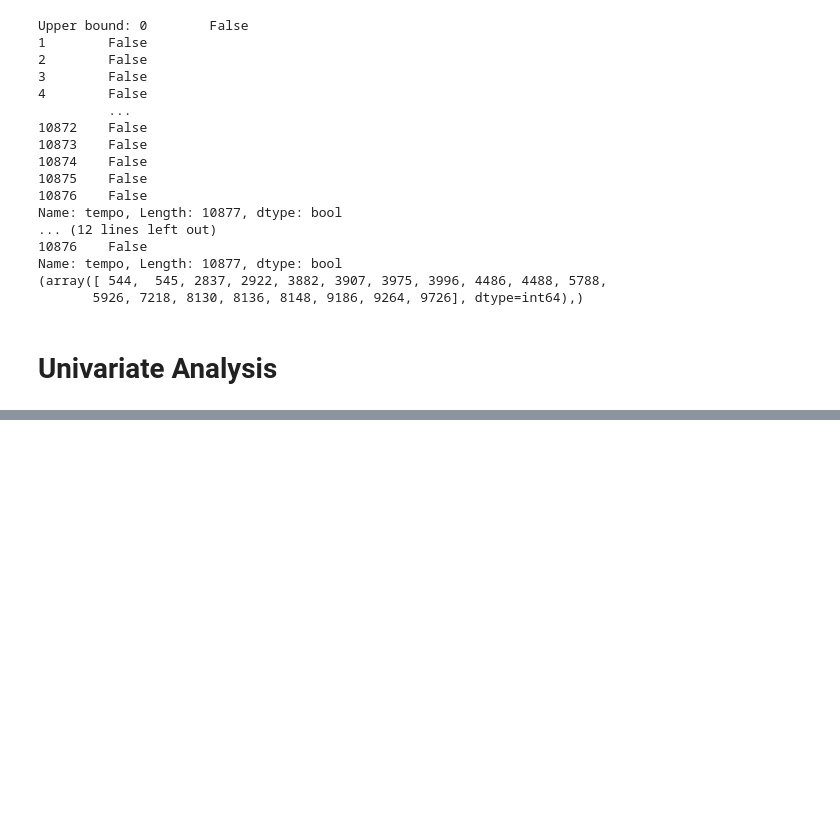
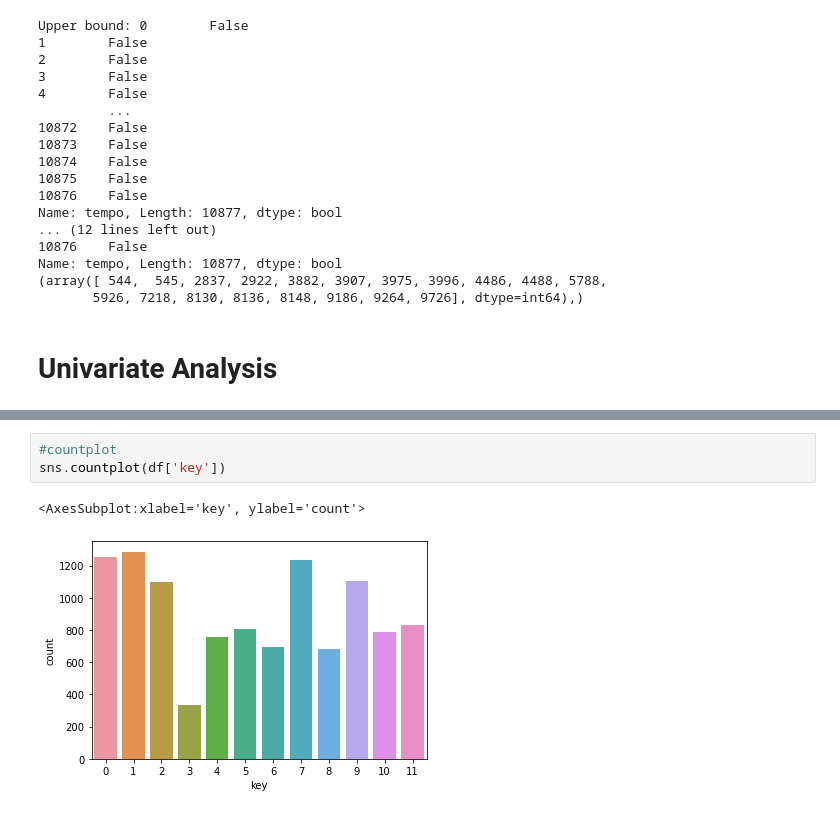
Before and after one commit to srirajbhogi/EDA---spotify-unpopular-songs-dataset-, a Jupyter notebook: spotify_unpopular_songs .ipynb, the cells around one changed output, grey strips where cells are left out. Drawn from its saved outputs; the diff is of its cells as text; blank space fills up the shorter version.

```diff
--- a/spotify_unpopular_songs .ipynb
+++ b/spotify_unpopular_songs .ipynb
@@ -361,0 +493,6 @@ sns.countplot(df['track_artist'])
+# %%
+#countplot
+sns.countplot(df['key'])
+# %% [output]
+<AxesSubplot:xlabel='key', ylabel='count'>
+[figure, added]
```
Also changed, not shown: parts of 57 cells of this notebook.
